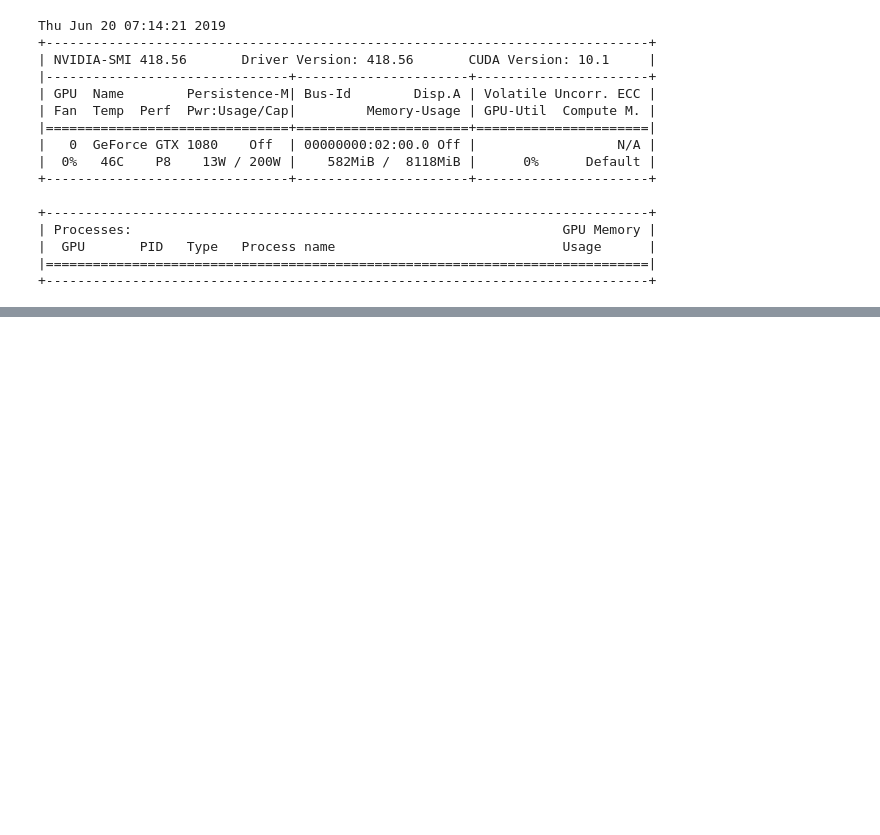
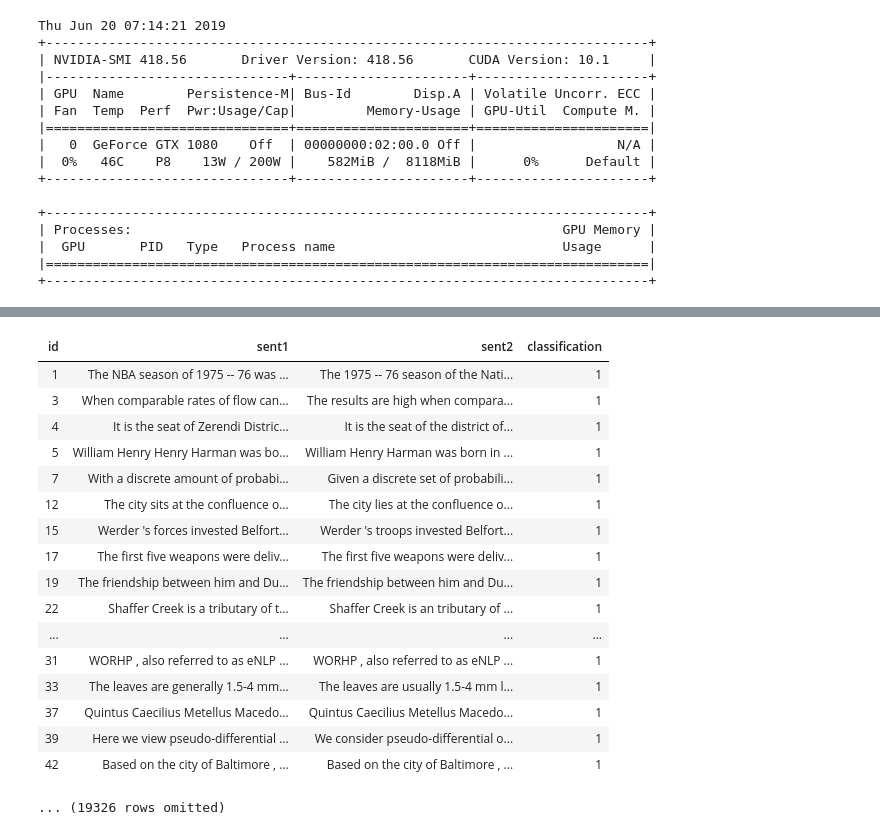
Before and after one commit to AladarMiao/Sinica, a Jupyter notebook: BiLSTM_PAWS_Wiki.ipynb, the cells around one changed output, grey strips where cells are left out. Drawn from its saved outputs; the diff is of its cells as text; code cells hidden in the pictures; blank space fills up the shorter version.

```diff
--- a/BiLSTM_PAWS_Wiki.ipynb
+++ b/BiLSTM_PAWS_Wiki.ipynb
@@ -694,0 +734,26 @@ print("Saved model to disk")
+# %%
+false_negative = train_error_analysis.where("classification", are.equal_to(1))
+false_negative.show(20)
+
+#倒裝句
+#formula
+#more of prepositional phrases/verbs instead of the changing of order that is causing the misclassification
+# %% [output]
+| id | sent1 | sent2 | classification |
+| 1 | The NBA season of 1975 -- 76 was ... | The 1975 -- 76 season of the Nati... | 1 |
+| 3 | When comparable rates of flow can... | The results are high when compara... | 1 |
+| 4 | It is the seat of Zerendi Distric... | It is the seat of the district of... | 1 |
+| 5 | William Henry Henry Harman was bo... | William Henry Harman was born in ... | 1 |
+| 7 | With a discrete amount of probabi... | Given a discrete set of probabili... | 1 |
+| 12 | The city sits at the confluence o... | The city lies at the confluence o... | 1 |
+| 15 | Werder 's forces invested Belfort... | Werder 's troops invested Belfort... | 1 |
+| 17 | The first five weapons were deliv... | The first five weapons were deliv... | 1 |
+| 19 | The friendship between him and Du... | The friendship between him and Du... | 1 |
+| 22 | Shaffer Creek is a tributary of t... | Shaffer Creek is an tributary of ... | 1 |
+| ... | ... | ... | ... |
+| 31 | WORHP , also referred to as eNLP ... | WORHP , also referred to as eNLP ... | 1 |
+| 33 | The leaves are generally 1.5-4 mm... | The leaves are usually 1.5-4 mm l... | 1 |
+| 37 | Quintus Caecilius Metellus Macedo... | Quintus Caecilius Metellus Macedo... | 1 |
+| 39 | Here we view pseudo-differential ... | We consider pseudo-differential o... | 1 |
+| 42 | Based on the city of Baltimore , ... | Based on the city of Baltimore , ... | 1 |
+... (19326 rows omitted)
```
Also changed, not shown: parts of 23 cells of this notebook, 1 other file.
